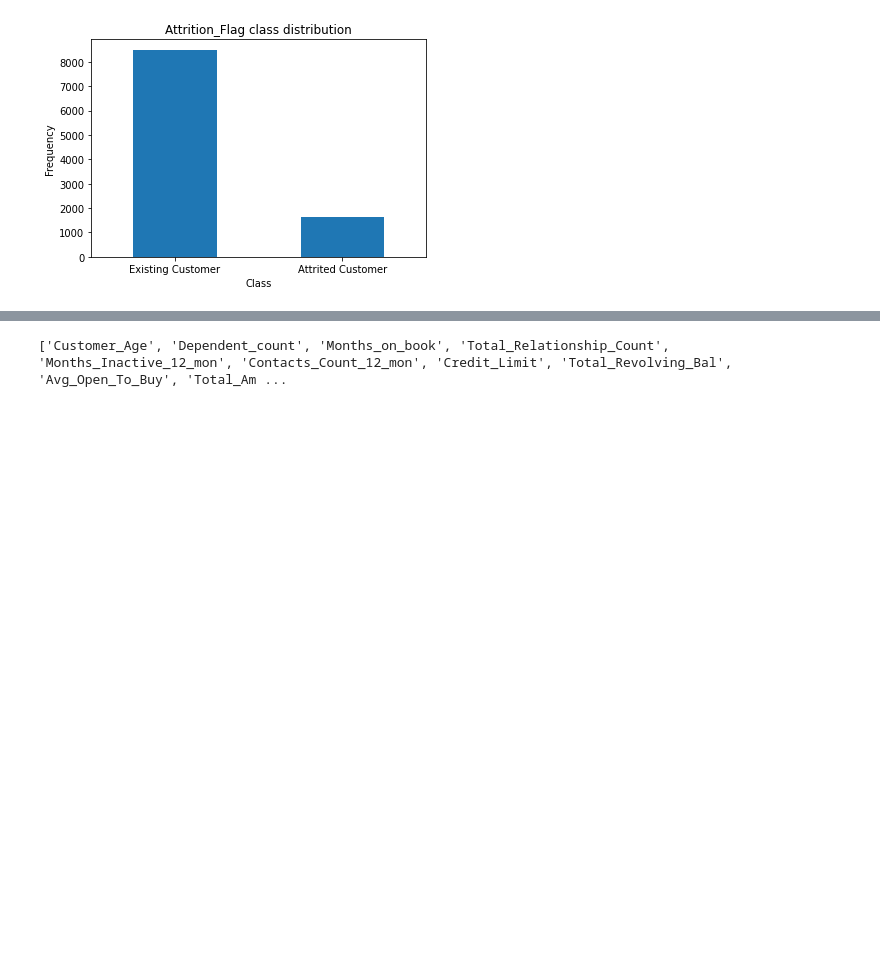
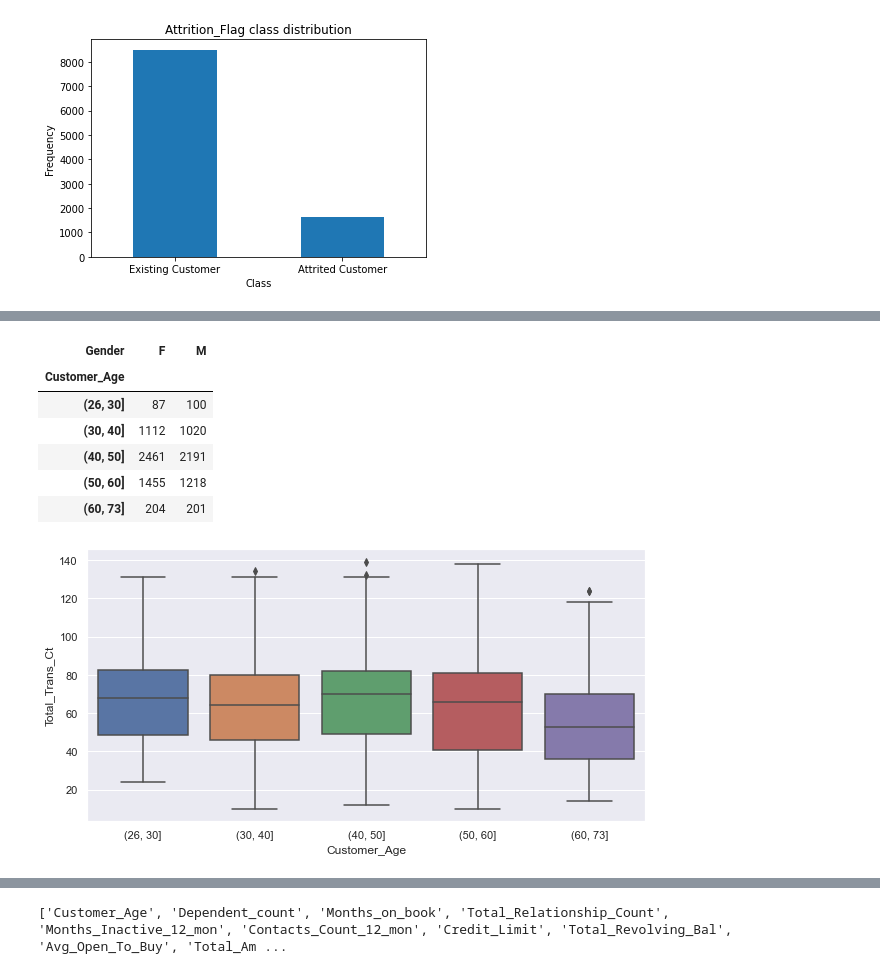
Before and after one commit to mmladenovska/Team_2_Bank-data-analysis, a Jupyter notebook: Final Project _.ipynb, the cells around one changed output, grey strips where cells are left out. Drawn from its saved outputs; the diff is of its cells as text; code cells hidden in the pictures; blank space fills up the shorter version.

Commit message:
Data quality  assessment

```diff
--- a/Final Project _.ipynb
+++ b/Final Project _.ipynb
@@ -182,0 +208,14 @@ sns.distplot(Dependent_count)
+# %%
+#age=dataset["Customer_Age"]=pd.cut(dataset.Customer_Age, [26,30,40,50,60,73])
+plt.figure(figsize=(10,5))
+sns.boxplot(x = "Customer_Age", y = "Total_Trans_Ct", data=dataset)
+dataset.groupby('Customer_Age')["Gender"].value_counts().unstack()
+# %% [output]
+| Gender | F | M |
+| Customer_Age |  |  |
+| (26, 30] | 87 | 100 |
+| (30, 40] | 1112 | 1020 |
+| (40, 50] | 2461 | 2191 |
+| (50, 60] | 1455 | 1218 |
+| (60, 73] | 204 | 201 |
+[figure, added]
```
Also changed, not shown: parts of 23 cells of this notebook.
